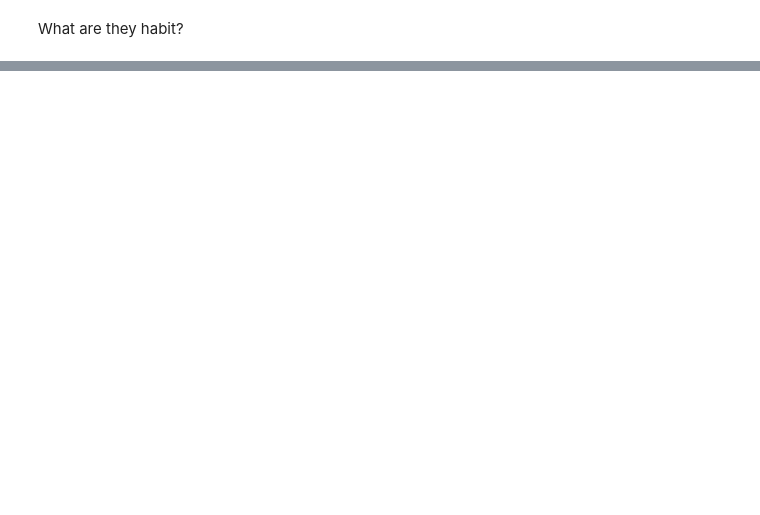
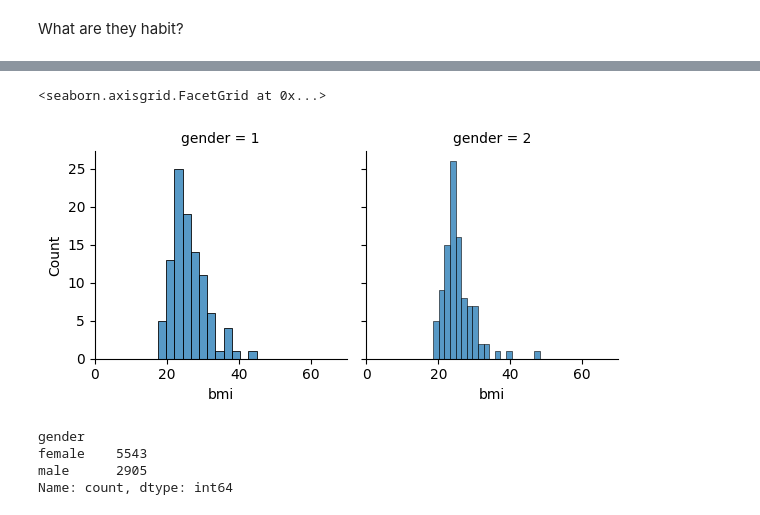
Before and after one commit to jeffatgithub/ntuchealth, a Jupyter notebook: analysis.ipynb, the cells around one changed output, grey strips where cells are left out. Drawn from its saved outputs; the diff is of its cells as text; code cells hidden in the pictures; blank space fills up the shorter version.

```diff
--- a/analysis.ipynb
+++ b/analysis.ipynb
@@ -142,0 +159,23 @@ graph.add_legend()
+# %%
+#sns.scatterplot(data=data_30_df, x='weight', y='height', hue='gender', palette='Set1')
+#plt.xlabel('Height')
+#plt.ylabel('Weight')
+#plt.legend(title='Gender')
+
+graph3 = sns.FacetGrid(data=data_30_df, col="gender")
+plt.xlim(0, 70)
+graph3.map(sns.histplot, 'bmi')
+# %% [output]
+<seaborn.axisgrid.FacetGrid at 0x...>
+[figure, added]
+# %%
+gmap = {1: 'female', 2: 'male'}
+genders = data_30_df['gender'].value_counts()
+genders.index = genders.index.map(gmap)
+
+genders
+# %% [output]
+gender
+female    5543
+male      2905
+Name: count, dtype: int64
```
Also changed, not shown: parts of 10 cells of this notebook, 1 other file.
